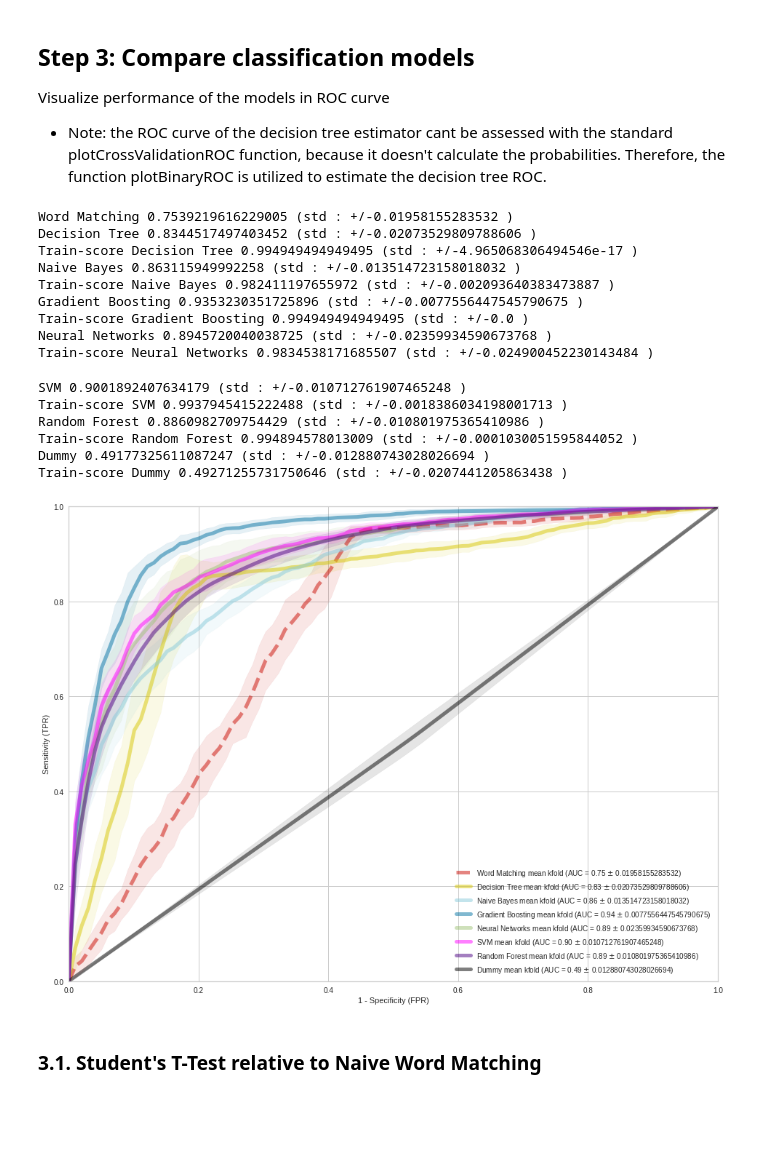
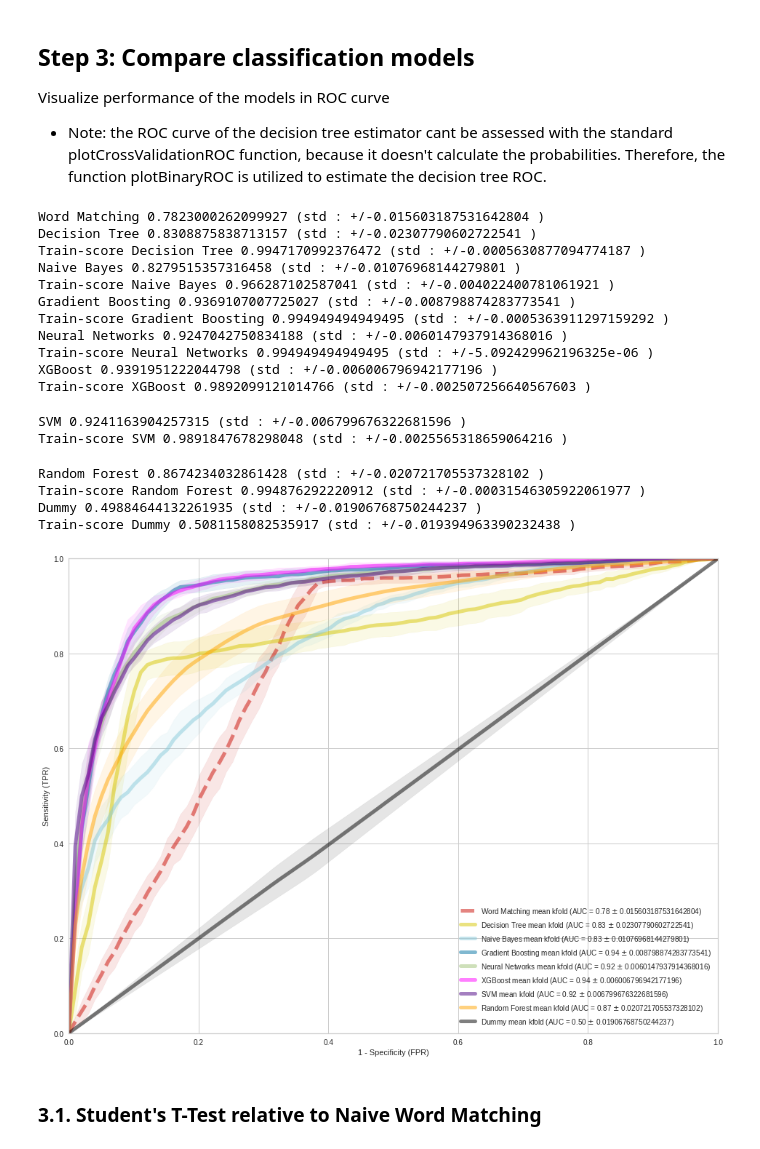
Before and after one commit to levrex/DiagnosisExtraction_ML, a Jupyter notebook: Notebook_Diagnosis_Extraction.ipynb, the cells around one changed output. Cells and saved outputs as stored; diff of their text form; code cells hidden in the pictures; blank space fills up the shorter version.

```diff
--- a/Notebook_Diagnosis_Extraction.ipynb
+++ b/Notebook_Diagnosis_Extraction.ipynb
@@ -66,5 +69,7 @@ Applying Natural Language Processing algorithms:
 - Word segmentation: words are split on whitespace -> special characters are removed
 - lemmatization: words are returned to the root form (if word is in corpus)
 # %%
+## apply XML processing
+radiag_df['XANTWOORD'] = radiag_df['XANTWOORD'].apply(lambda x : bc.processArtefactsXML(x))
 radiag_df['XANTWOORD'] = radiag_df['XANTWOORD'].apply(lambda x : bc.simpleCleaning(x, lemma=True))
 # %% [markdown]
@@ -73,13 +80,17 @@ The number of non-cases is larger than nr. of cases so a random sample of non ca
 # %%
-df_no_outcome = radiag_df[radiag_df['Outcome']=='n'].sample(len(radiag_df[radiag_df['Outcome']=='y']), random_state=SEED)
-equal_radiag_df = pd.concat([df_no_outcome, radiag_df[radiag_df['Outcome']=='y']])
-equal_radiag_df = equal_radiag_df.sample(frac=1, random_state=SEED)
+balance = False
+nr_of_samples = len(radiag_df[radiag_df['Outcome']=='y'])
+
+if (balance):
+    df_no_outcome = radiag_df[radiag_df['Outcome']=='n'].sample(n=nr_of_samples, random_state=SEED)
+    equal_radiag_df = pd.concat([df_no_outcome, radiag_df[radiag_df['Outcome']=='y']])
+    radiag_df = equal_radiag_df.sample(frac=1, random_state=SEED)
 # %% [markdown]
 ### 1.3 Splitting annotated set on both the textual data and the label (Y)
 # %%
-X = equal_radiag_df['XANTWOORD'].values
-y = equal_radiag_df[['ID', 'Outcome']].values
-y_tot = equal_radiag_df['Outcome'].values
+X = radiag_df['XANTWOORD'].values
+y = radiag_df[['ID', 'Outcome']].values
+y_tot = radiag_df['Outcome'].values
 y_b = np.array([bc.binarize(val) for val in y_tot])
 # %% [markdown]
 ### 1.4 Visualizing the data
@@ -148,18 +159,22 @@ pipe_list = [
     Pipeline([('vect', TfidfVectorizer()),
                 ('clf', tree.DecisionTreeClassifier(random_state=SEED)),
             ]),
-    # SVM 4 - NuSVC probability
+    # XGB classifier 4
+    Pipeline([('vect', TfidfVectorizer()),
+                ('clf', XGBClassifier(random_state=SEED)), # learning_rate=0.1,n_estimators=100,
+            ]),
+    # SVM 5 - NuSVC probability
     Pipeline([('vect', TfidfVectorizer()),
                 ('clf', NuSVC(probability=True,random_state=SEED)),
             ]),
-    # Random Forest 5
+    # Random Forest 6
     Pipeline([('vect', TfidfVectorizer()),
                 ('clf', RandomForestClassifier(random_state=SEED)), # n_estimators=100, max_depth=2,
             ]),
     # Dummy 6
     Pipeline([('vect', TfidfVectorizer()),
                 ('clf', DummyClassifier(random_state=SEED)),
-            ])
+            ]),
     ]
 # %% [markdown]
 ### 2.2 Initialize the Word Matching Method
@@ -176,35 +191,39 @@ Visualize performance of the models in ROC curve
 - Note: the ROC curve of the decision tree estimator cant be assessed with the standard plotCrossValidationROC function, because it doesn't calculate the probabilities. Therefore, the function plotBinaryROC is utilized to estimate the decision tree ROC.
 # %%
 import matplotlib.pyplot as plt
+import importlib
+importlib.reload(bc)
 
-lbls = ['Naive Bayes', 'Gradient Boosting', 'Neural Networks', 'SVM', 'Random Forest', 'Dummy']
+lbls = ['Naive Bayes', 'Gradient Boosting', 'Neural Networks', 'XGBoost', 'SVM', 'Random Forest', 'Dummy']
 
 l_folds = bc.preset_CV10Folds(X)
-filtered_pipe = pipe_list[:3] + pipe_list[4:7] # exclude decision -> because it cant assess the probabilities!
+filtered_pipe = pipe_list[:3] + pipe_list[4:8] # exclude decision -> because it cant assess the probabilities!
 plt.rcParams.update({'font.size': 25})
 plt.figure(figsize=(16,12))
 
 plt, ref_auc, auc_ref, fitted_wm = bc.plotCustomModelROC(WordMatching, X, y_tot, l_folds, 'Word Matching', 'r', '--') # custom made roc
 plt, dt_auc, auc_dt, fitted_dt = bc.plotBinaryROC(pipe_list[3], 'Decision Tree', X, y_tot, l_folds, 'y')
 plt, d_aucs, fitted_models = bc.plotCrossValidationROC(filtered_pipe,'ROC curve for different classification methods', lbls, X, y_tot, l_folds, ref_auc)
 plt.savefig('figures/ROC_curve_all_methods.png', bbox_inches='tight')
 # %% [output]
-Word Matching 0.7539219616229005 (std : +/-0.01958155283532 )
-Decision Tree 0.8344517497403452 (std : +/-0.02073529809788606 )
-Train-score Decision Tree 0.994949494949495 (std : +/-4.965068306494546e-17 )
-Naive Bayes 0.863115949992258 (std : +/-0.013514723158018032 )
-Train-score Naive Bayes 0.982411197655972 (std : +/-0.002093640383473887 )
-Gradient Boosting 0.9353230351725896 (std : +/-0.0077556447545790675 )
-Train-score Gradient Boosting 0.994949494949495 (std : +/-0.0 )
-Neural Networks 0.8945720040038725 (std : +/-0.02359934590673768 )
-Train-score Neural Networks 0.9834538171685507 (std : +/-0.024900452230143484 )
+Word Matching 0.7823000262099927 (std : +/-0.015603187531642804 )
+Decision Tree 0.8308875838713157 (std : +/-0.02307790602722541 )
+Train-score Decision Tree 0.9947170992376472 (std : +/-0.0005630877094774187 )
+Naive Bayes 0.8279515357316458 (std : +/-0.01076968144279801 )
+Train-score Naive Bayes 0.966287102587041 (std : +/-0.004022400781061921 )
+Gradient Boosting 0.9369107007725027 (std : +/-0.008798874283773541 )
+Train-score Gradient Boosting 0.994949494949495 (std : +/-0.0005363911297159292 )
+Neural Networks 0.9247042750834188 (std : +/-0.0060147937914368016 )
+Train-score Neural Networks 0.994949494949495 (std : +/-5.092429962196325e-06 )
+XGBoost 0.9391951222044798 (std : +/-0.006006796942177196 )
+Train-score XGBoost 0.9892099121014766 (std : +/-0.002507256640567603 )
-SVM 0.9001892407634179 (std : +/-0.010712761907465248 )
-Train-score SVM 0.9937945415222488 (std : +/-0.0018386034198001713 )
-Random Forest 0.8860982709754429 (std : +/-0.010801975365410986 )
-Train-score Random Forest 0.994894578013009 (std : +/-0.0001030051595844052 )
-Dummy 0.49177325611087247 (std : +/-0.012880743028026694 )
-Train-score Dummy 0.49271255731750646 (std : +/-0.0207441205863438 )
+SVM 0.9241163904257315 (std : +/-0.006799676322681596 )
+Train-score SVM 0.9891847678298048 (std : +/-0.0025565318659064216 )
+Random Forest 0.8674234032861428 (std : +/-0.020721705537328102 )
+Train-score Random Forest 0.994876292220912 (std : +/-0.00031546305922061977 )
+Dummy 0.49884644132261935 (std : +/-0.01906768750244237 )
+Train-score Dummy 0.5081158082535917 (std : +/-0.019394963390232438 )
-[figure, old version]
+[figure, new version]
 # %% [markdown]
 ### 3.1. Student's T-Test relative to Naive Word Matching
 # %%
```
Also changed, not shown: parts of 25 cells of this notebook, 18 other files.
